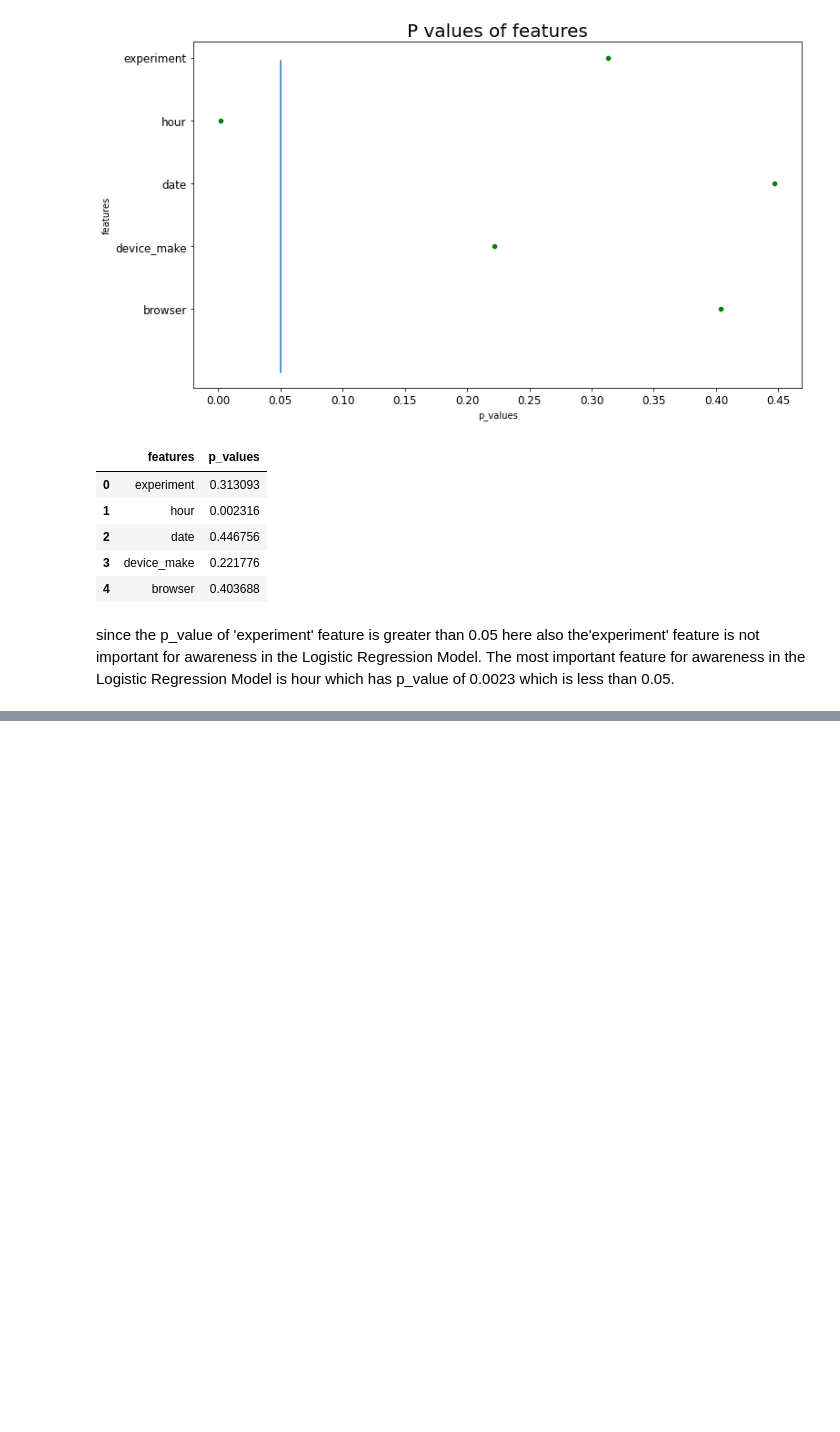
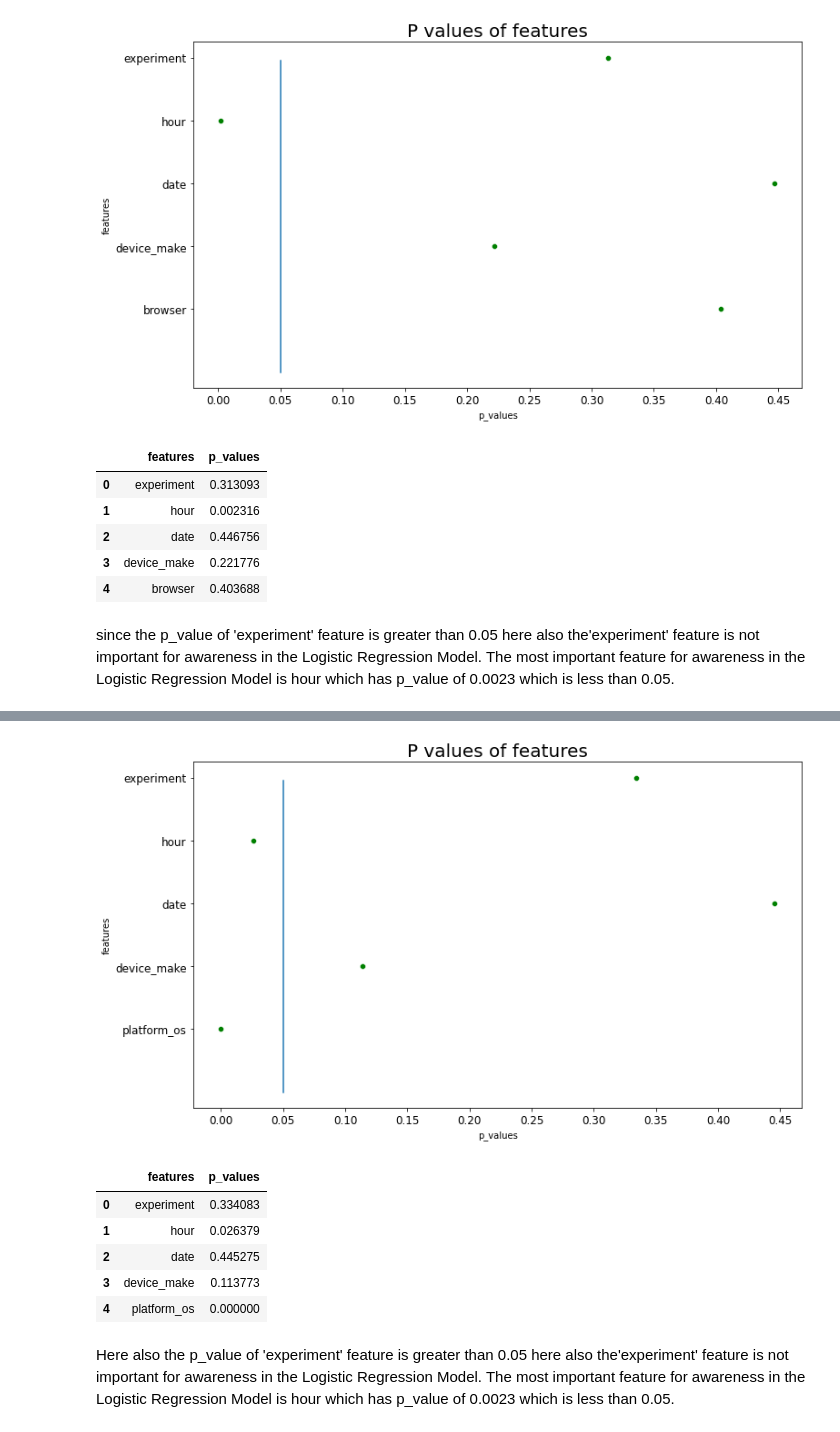
Before and after one commit to nebasam/abtest_mlops, a Jupyter notebook: notebooks/abtest_mlops.ipynb, the cells around one changed output, grey strips where cells are left out. Saved outputs shown, nothing was run; the diff lists cells and outputs as text; code cells hidden in the pictures; blank space fills up the shorter version.

```diff
--- a/notebooks/abtest_mlops.ipynb
+++ b/notebooks/abtest_mlops.ipynb
@@ -856,0 +902,14 @@ since the p_value of 'experiment' feature is greater than 0.05 here also the'exp
+# %%
+p_values_df = logesticRegressionModel.get_p_values()
+fig = logesticRegressionModel.plot_pvalues(p_values_df)
+p_values_df
+# %% [output]
+[figure, added]
+|  | features | p_values |
+| 0 | experiment | 0.334083 |
+| 1 | hour | 0.026379 |
+| 2 | date | 0.445275 |
+| 3 | device_make | 0.113773 |
+| 4 | platform_os | 0.000000 |
+# %% [markdown]
+Here also the p_value of 'experiment' feature is greater than 0.05 here also the'experiment' feature is not  important for awareness in the Logistic Regression Model. The most important feature for awareness in the  Logistic Regression Model is hour which has p_value of 0.0023 which is less than 0.05.
```
Also changed, not shown: parts of 4 cells of this notebook.
